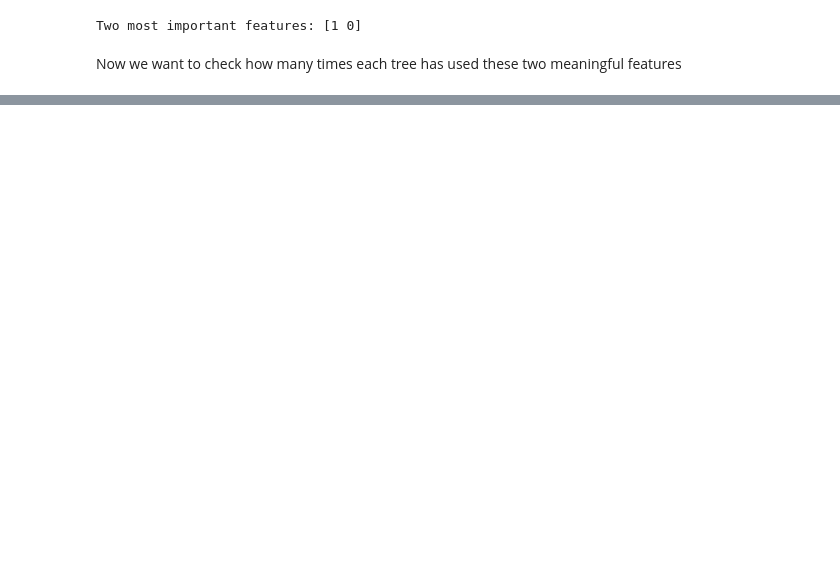
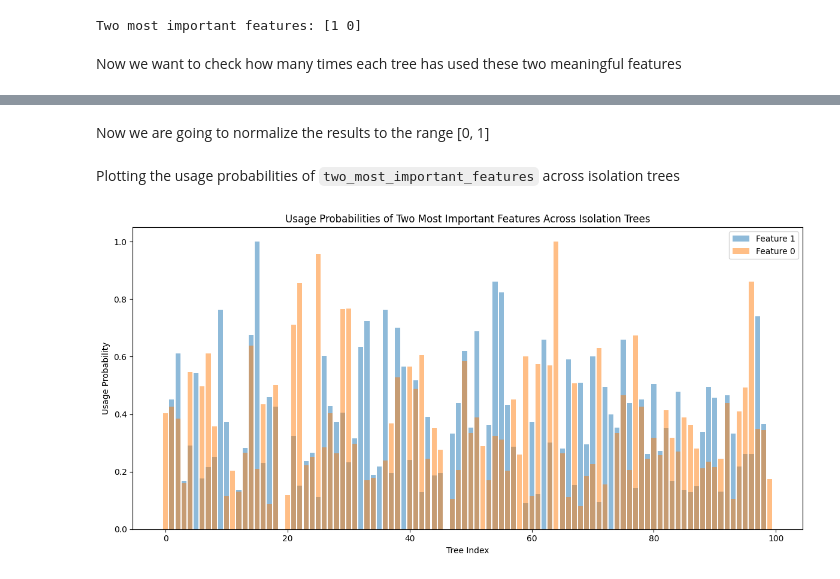
Before and after one commit to SansonSebastiano/Master-Thesis, a Jupyter notebook: important_features_usage.ipynb, the cells around one changed output, grey strips where cells are left out. Drawn from its saved outputs; the diff is of its cells as text; code cells hidden in the pictures; blank space fills up the shorter version.

```diff
--- a/important_features_usage.ipynb
+++ b/important_features_usage.ipynb
@@ -133,0 +129,19 @@ TO-DO:
+# %%
+two_most_important_features_usage = np.zeros((len(two_most_important_features), len(features_per_tree)))
+# print(two_most_important_features_usage.shape)
+for i in range(len(two_most_important_features)):
+    # print('two_most_important_features[{}]: {}'.format(i+1, two_most_important_features[i]))
+    for j in range(len(features_per_tree)):
+        count = 0
+        # print('len(features_per_tree[{}]): {}'.format(j+1, len(features_per_tree[j])))
+        count = sum(1 for k in features_per_tree[j] if k == two_most_important_features[i])
+        # print('count feature: {}'.format(count))
+        two_most_important_features_usage[i][j] = count / len(features_per_tree[j])
+
+# print('Two most important features usage:', two_most_important_features_usage)
+# %% [markdown]
+Now we are going to normalize the results to the range [0, 1]
+# %%
+two_most_important_features_usage_probabilities = two_most_important_features_usage / np.max(two_most_important_features_usage, axis=1, keepdims=True)
+
+# print('Two most important features usage probabilities:', two_most_important_features_usage_probabilities)
@@ -133,0 +158,16 @@ TO-DO:
+# %% [markdown]
+Plotting the usage probabilities of `two_most_important_features` across isolation trees
+# %%
+plt.figure(figsize=(12, 6))
+for i, feature in enumerate(two_most_important_features):
+    plt.bar(range(len(two_most_important_features_usage_probabilities[i])),
+            two_most_important_features_usage_probabilities[i],
+            alpha=0.5, label=f'Feature {feature}')
+plt.xlabel('Tree Index')
+plt.ylabel('Usage Probability')
+plt.title('Usage Probabilities of Two Most Important Features Across Isolation Trees')
+plt.legend()
+plt.tight_layout()
+plt.show()
+# %% [output]
+[figure, added]
```
Also changed, not shown: parts of 15 cells of this notebook.
